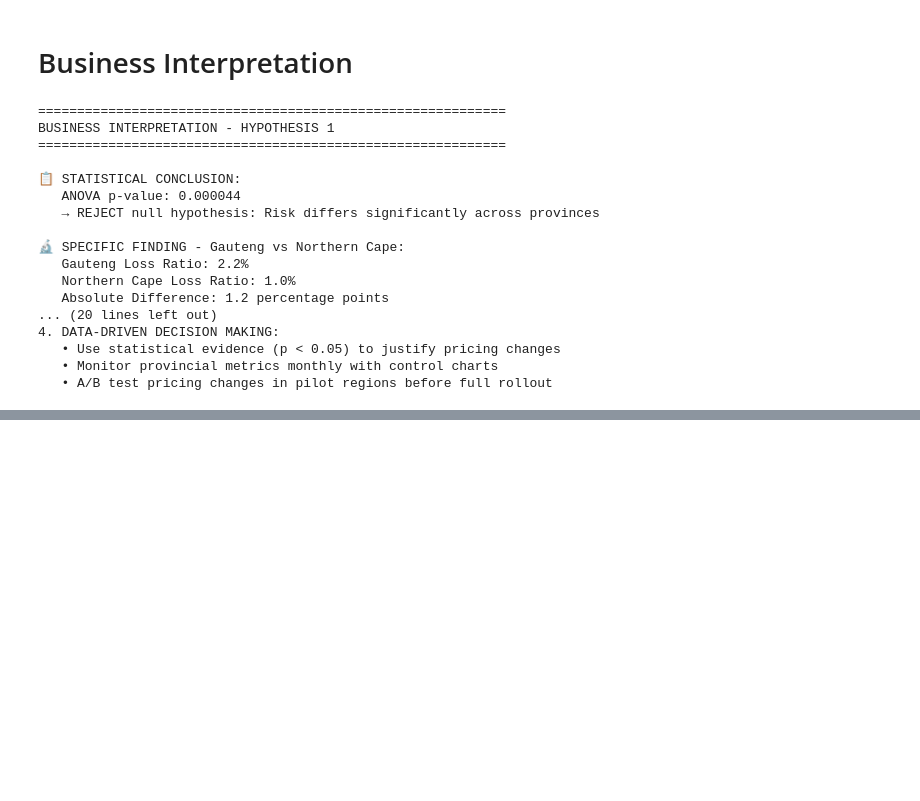
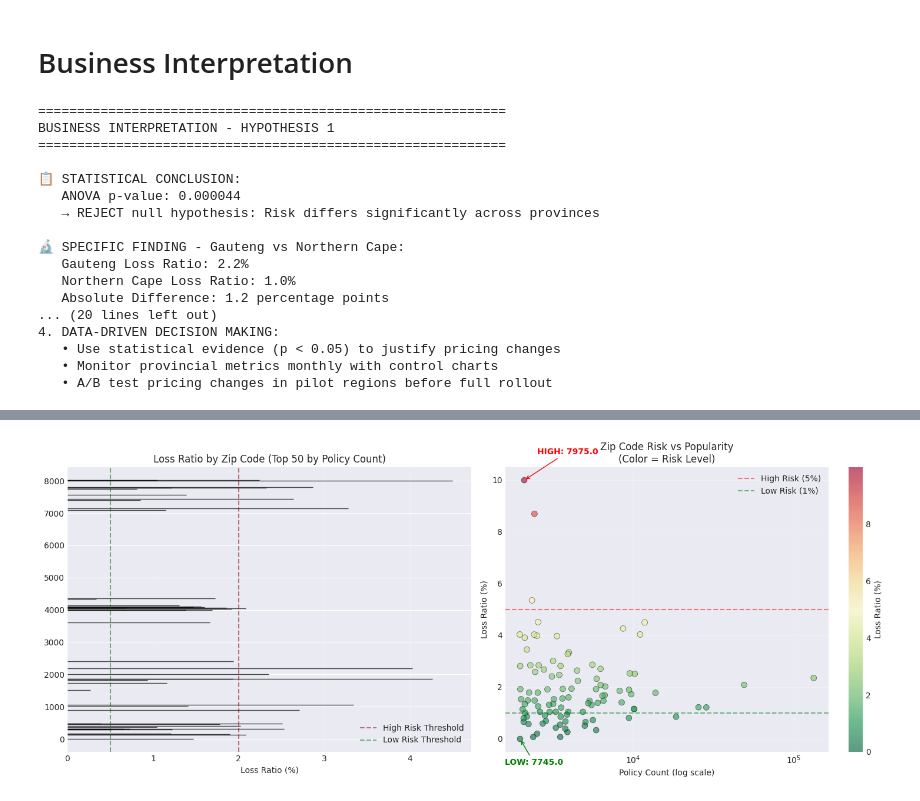
Before and after one commit to Avicci-b/Insurance-risk-analytics, a Jupyter notebook: notebooks/Task3_Hypothesis_Testing.ipynb, the cells around one changed output, grey strips where cells are left out. Drawn from its saved outputs; the diff is of its cells as text; code cells hidden in the pictures; blank space fills up the shorter version.

Commit message:
Hypothesis 2 zip code risk diffrence analysis completed

```diff
--- a/notebooks/Task3_Hypothesis_Testing.ipynb
+++ b/notebooks/Task3_Hypothesis_Testing.ipynb
@@ -361,0 +546,79 @@ BUSINESS INTERPRETATION - HYPOTHESIS 1
+# %%
+# VISUALIZATION - ZIP CODE RISK DISTRIBUTION
+print("\n" + "="*70)
+print("VISUALIZING ZIP CODE RISK DISTRIBUTION")
+print("="*70)
+
+fig, axes = plt.subplots(1, 2, figsize=(15, 6))
+
+# Plot 1: Loss Ratio Distribution by Zip Code Category
+zip_categories = []
+loss_ratios = []
+colors = []
+
+# Sample data from different risk categories
+sample_size = min(50, len(zip_metrics))
+sampled_zips = zip_metrics.nlargest(sample_size, 'PolicyCount')
+
+for idx, row in sampled_zips.iterrows():
+    zip_categories.append(row['PostalCode'])
+    loss_ratios.append(row['AvgLossRatio'])
+    if row['AvgLossRatio'] > 5:  # High risk threshold
+        colors.append('red')
+    elif row['AvgLossRatio'] < 1:  # Low risk threshold
+        colors.append('green')
+    else:
+        colors.append('orange')
+
+bars1 = axes[0].barh(zip_categories, loss_ratios, color=colors, edgecolor='black', alpha=0.7)
+axes[0].axvline(x=2, color='darkred', linestyle='--', alpha=0.5, label='High Risk Threshold')
+axes[0].axvline(x=0.5, color='darkgreen', linestyle='--', alpha=0.5, label='Low Risk Threshold')
+axes[0].set_xlabel('Loss Ratio (%)')
+axes[0].set_title(f'Loss Ratio by Zip Code (Top {sample_size} by Policy Count)')
+axes[0].legend()
+axes[0].grid(True, alpha=0.3, axis='x')
+
+# Plot 2: Risk vs Policy Count Scatter
+scatter2 = axes[1].scatter(zip_metrics['PolicyCount'],
+                          zip_metrics['AvgLossRatio'],
+                          c=zip_metrics['AvgLossRatio'],
+                          cmap='RdYlGn_r',
+                          alpha=0.6,
+                          s=50,
+                          edgecolors='black',
+                          linewidth=0.5)
+
+axes[1].axhline(y=5, color='red', linestyle='--', alpha=0.5, label='High Risk (5%)')
+axes[1].axhline(y=1, color='green', linestyle='--', alpha=0.5, label='Low Risk (1%)')
+axes[1].set_xlabel('Policy Count (log scale)')
+axes[1].set_ylabel('Loss Ratio (%)')
+axes[1].set_xscale('log')
+axes[1].set_title('Zip Code Risk vs Popularity\n(Color = Risk Level)')
+axes[1].legend()
+axes[1].grid(True, alpha=0.3)
+
+# Highlight extreme zip codes from earlier analysis
+if len(top_by_risk) > 0 and len(bottom_by_risk) > 0:
+    # Highlight highest risk zip
+    highest_risk = top_by_risk.iloc[0]
+    axes[1].annotate(f"HIGH: {highest_risk['PostalCode']}",
+                    xy=(highest_risk['PolicyCount'], highest_risk['AvgLossRatio']),
+                    xytext=(highest_risk['PolicyCount']*1.2, highest_risk['AvgLossRatio'] + 1),
+                    arrowprops=dict(arrowstyle='->', color='red'),
+                    fontweight='bold', color='red')
+
+    # Highlight lowest risk zip
+    lowest_risk = bottom_by_risk.iloc[0]
+    axes[1].annotate(f"LOW: {lowest_risk['PostalCode']}",
+                    xy=(lowest_risk['PolicyCount'], lowest_risk['AvgLossRatio']),
+                    xytext=(lowest_risk['PolicyCount']*0.8, lowest_risk['AvgLossRatio'] - 1),
+                    arrowprops=dict(arrowstyle='->', color='green'),
+                    fontweight='bold', color='green')
+
+plt.colorbar(scatter2, ax=axes[1], label='Loss Ratio (%)')
+plt.tight_layout()
+plt.savefig('../reports/figures/hypothesis2_zipcode_risk.png', dpi=300, bbox_inches='tight')
+plt.show()
+
+print(f"📸 Visualization saved: reports/figures/hypothesis2_zipcode_risk.png")
+# %% [output]
@@ -361,0 +628 @@ BUSINESS INTERPRETATION - HYPOTHESIS 1
+[figure, added]
```
Also changed, not shown: parts of 11 cells of this notebook.
